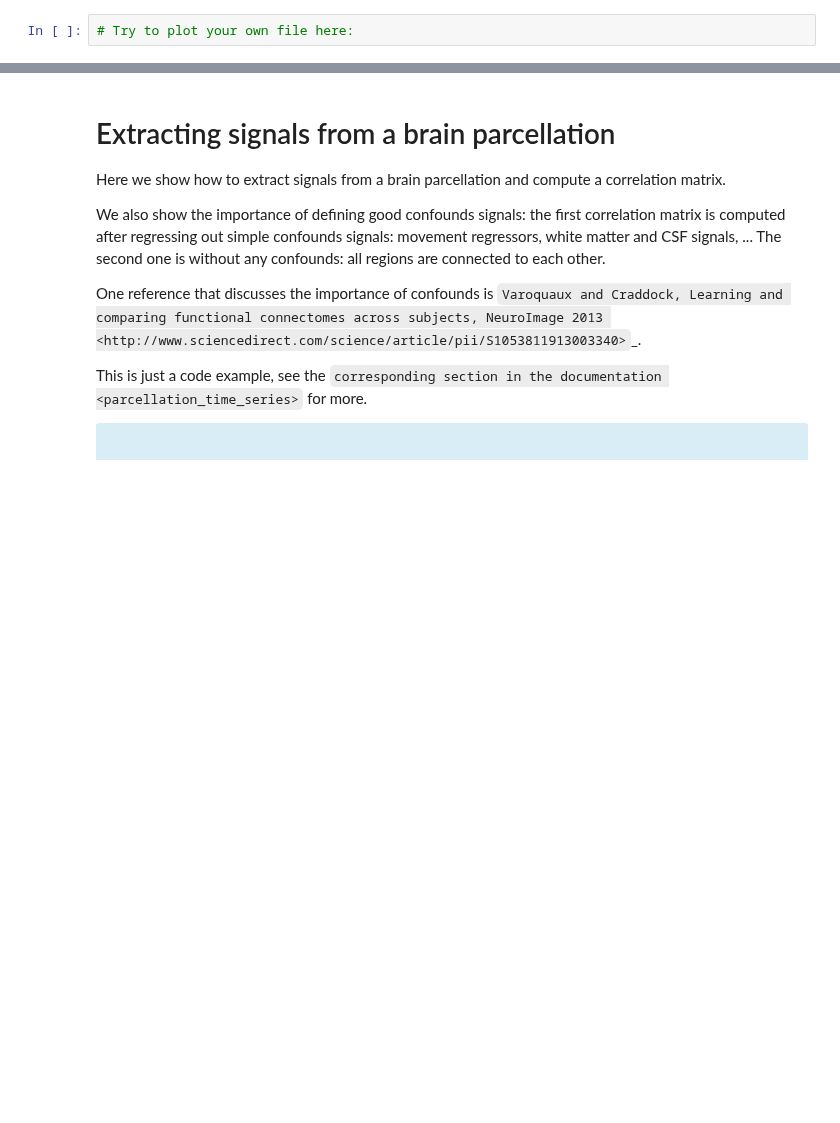
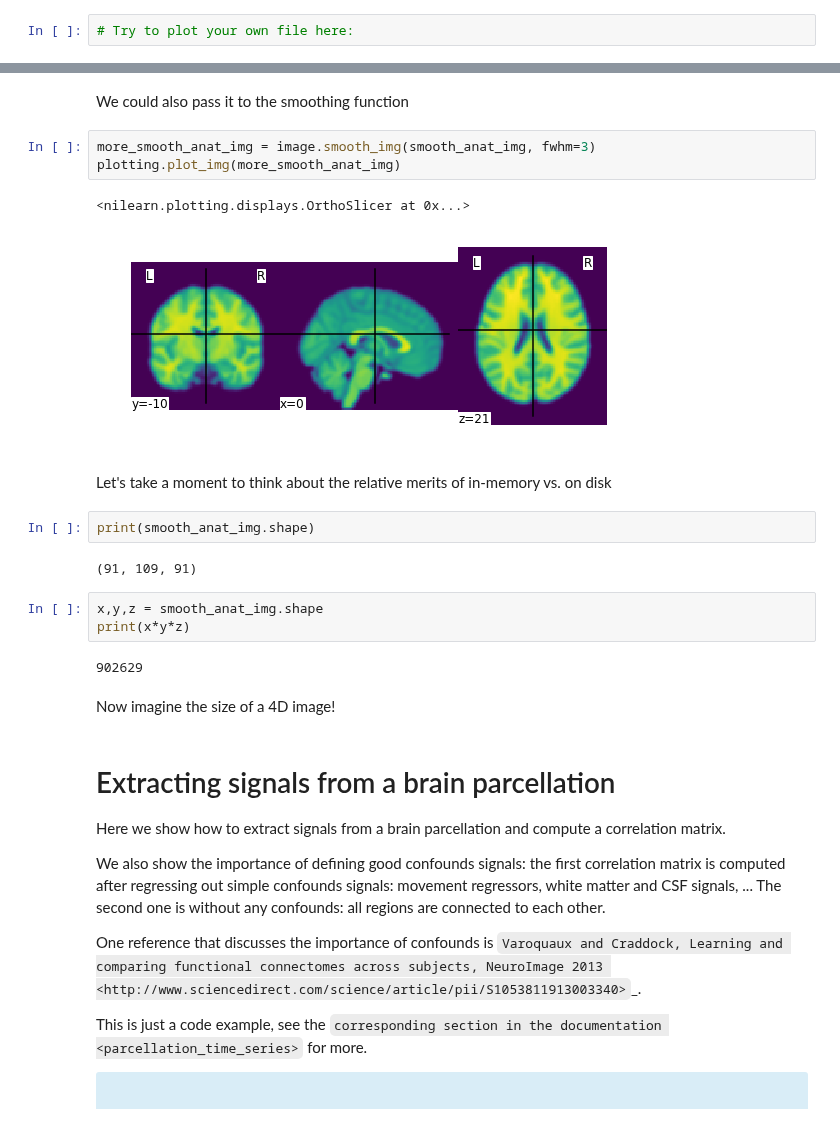
Before and after one commit to illdopejake/RS2018_Nilearn_tutorial, a Jupyter notebook: Nilearn_tutorial_2018.ipynb, the cells around one changed output, grey strips where cells are left out. Drawn from its saved outputs; the diff is of its cells as text; blank space fills up the shorter version.

```diff
--- a/Nilearn_tutorial_2018.ipynb
+++ b/Nilearn_tutorial_2018.ipynb
@@ -63,3 +114,24 @@ your disk. Note that it should be a 3D volume, and not a 4D volume.
+# %% [markdown]
+We could also pass it to the smoothing function
+# %%
+more_smooth_anat_img = image.smooth_img(smooth_anat_img, fwhm=3)
+plotting.plot_img(more_smooth_anat_img)
+# %% [output]
+<nilearn.plotting.displays.OrthoSlicer at 0x...>
+[figure, added]
+# %% [markdown]
+Let's take a moment to think about the relative merits of in-memory vs. on disk
+# %%
+print(smooth_anat_img.shape)
+# %% [output]
+(91, 109, 91)
+# %%
+x,y,z = smooth_anat_img.shape
+print(x*y*z)
+# %% [output]
+902629
+# %% [markdown]
+Now imagine the size of a 4D image!
 # %% [markdown]
 
 Extracting signals from a brain parcellation
```
Also changed, not shown: parts of 5 cells of this notebook.
